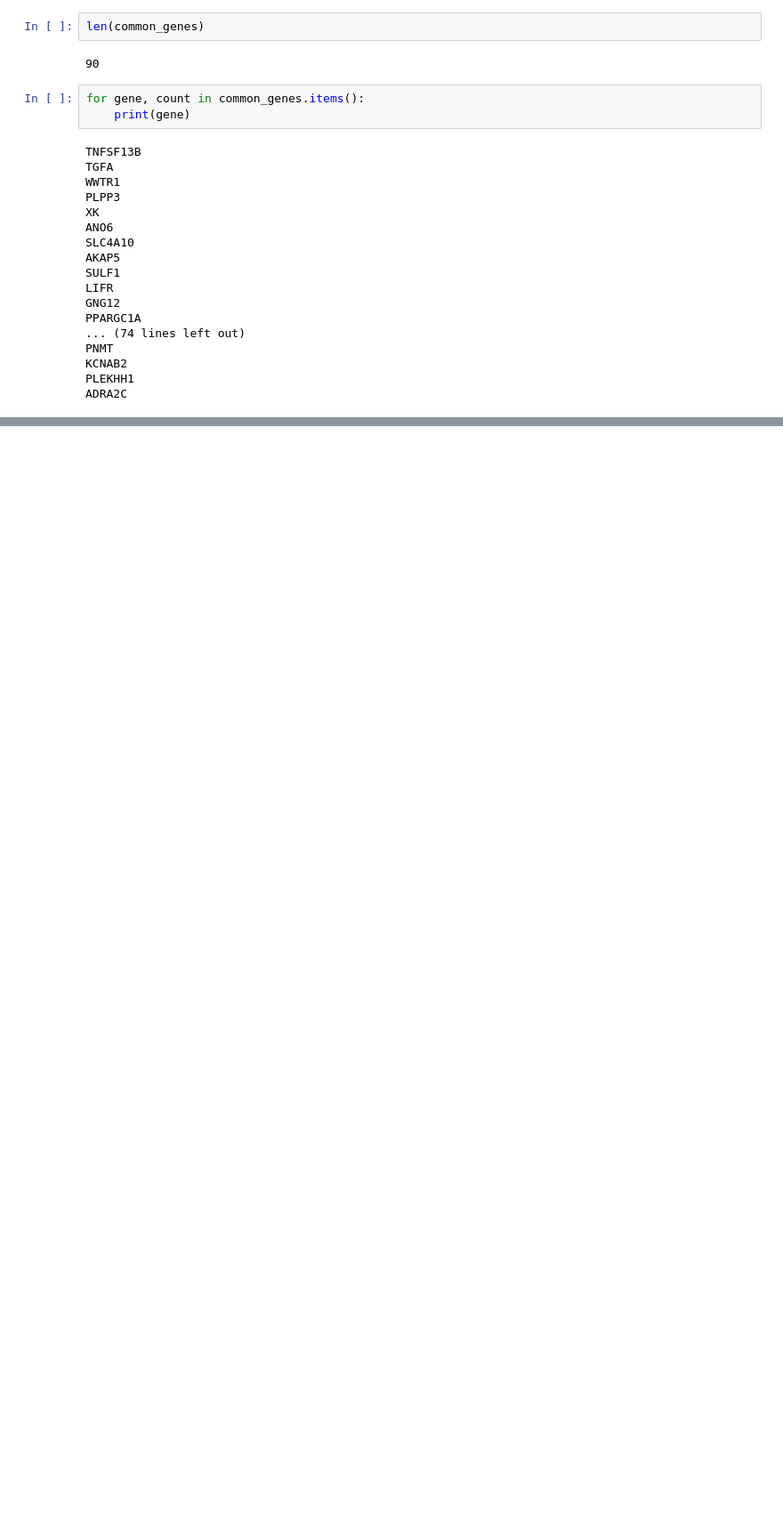
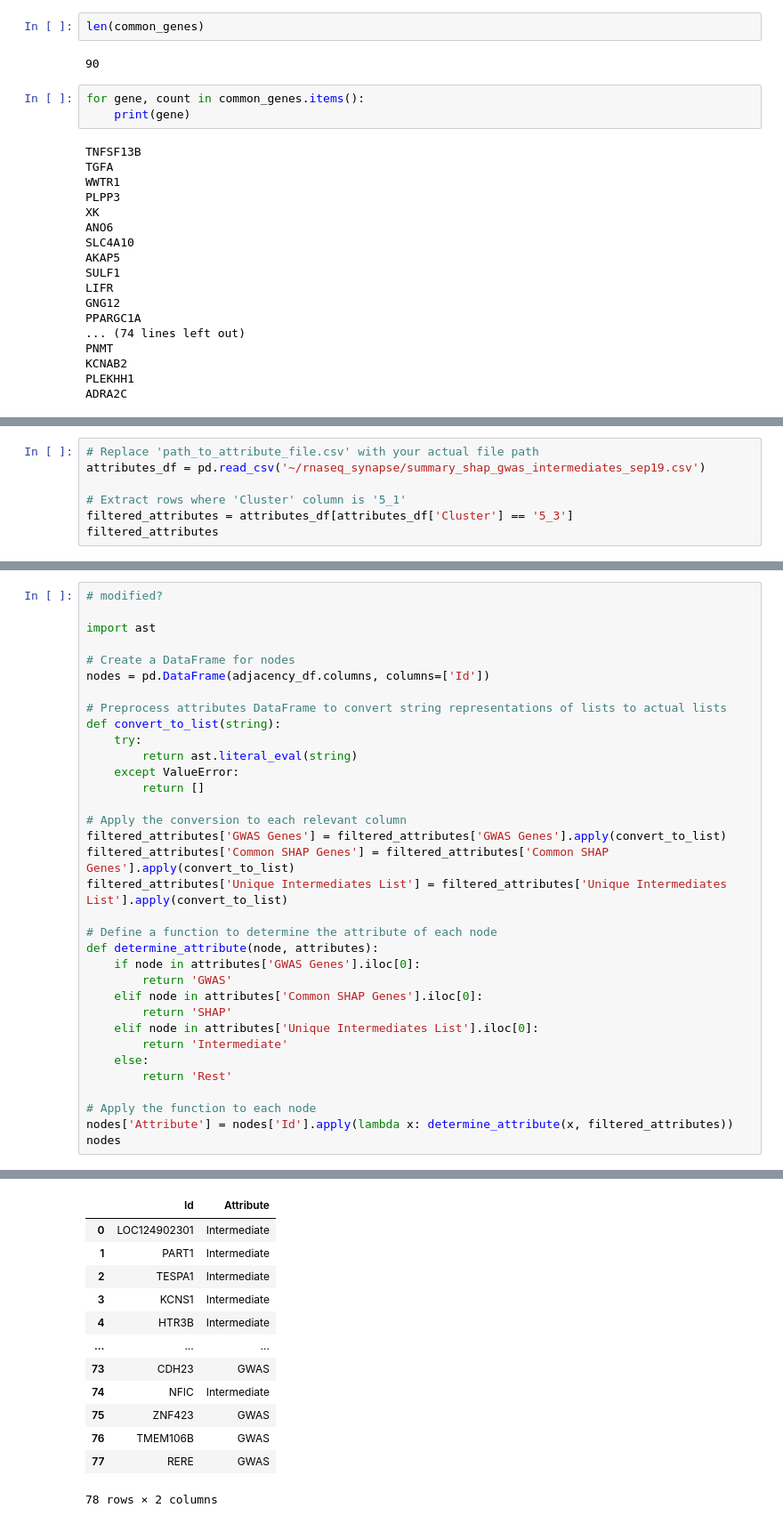
Before and after one commit to mmottaqii/AD-Biomarkers-MultiOmics, a Jupyter notebook: scripts/review_aug_26.ipynb, the cells around one changed output, grey strips where cells are left out. Shown at 89% size. Saved outputs shown, nothing was run; the diff lists cells and outputs as text; blank space fills up the shorter version.

```diff
--- a/scripts/review_aug_26.ipynb
+++ b/scripts/review_aug_26.ipynb
@@ -4141,0 +4211,7 @@ ADRA2C
+# %%
+# Replace 'path_to_attribute_file.csv' with your actual file path
+attributes_df = pd.read_csv('~/rnaseq_synapse/summary_shap_gwas_intermediates_sep19.csv')
+
+# Extract rows where 'Cluster' column is '5_1'
+filtered_attributes = attributes_df[attributes_df['Cluster'] == '5_3']
+filtered_attributes
@@ -4141,0 +4221,35 @@ ADRA2C
+# %%
+# modified?
+
+import ast
+
+# Create a DataFrame for nodes
+nodes = pd.DataFrame(adjacency_df.columns, columns=['Id'])
+
+# Preprocess attributes DataFrame to convert string representations of lists to actual lists
+def convert_to_list(string):
+    try:
+        return ast.literal_eval(string)
+    except ValueError:
+        return []
+
+# Apply the conversion to each relevant column
+filtered_attributes['GWAS Genes'] = filtered_attributes['GWAS Genes'].apply(convert_to_list)
+filtered_attributes['Common SHAP Genes'] = filtered_attributes['Common SHAP Genes'].apply(convert_to_list)
+filtered_attributes['Unique Intermediates List'] = filtered_attributes['Unique Intermediates List'].apply(convert_to_list)
+
+# Define a function to determine the attribute of each node
+def determine_attribute(node, attributes):
+    if node in attributes['GWAS Genes'].iloc[0]:
+        return 'GWAS'
+    elif node in attributes['Common SHAP Genes'].iloc[0]:
+        return 'SHAP'
+    elif node in attributes['Unique Intermediates List'].iloc[0]:
+        return 'Intermediate'
+    else:
+        return 'Rest'
+
+# Apply the function to each node
+nodes['Attribute'] = nodes['Id'].apply(lambda x: determine_attribute(x, filtered_attributes))
+nodes
+# %% [output]
@@ -4141,0 +4271,13 @@ ADRA2C
+|  | Id | Attribute |
+| 0 | LOC124902301 | Intermediate |
+| 1 | PART1 | Intermediate |
+| 2 | TESPA1 | Intermediate |
+| 3 | KCNS1 | Intermediate |
+| 4 | HTR3B | Intermediate |
+| ... | ... | ... |
+| 73 | CDH23 | GWAS |
+| 74 | NFIC | Intermediate |
+| 75 | ZNF423 | GWAS |
+| 76 | TMEM106B | GWAS |
+| 77 | RERE | GWAS |
+78 rows × 2 columns
```
Also changed, not shown: parts of 14 cells of this notebook.
